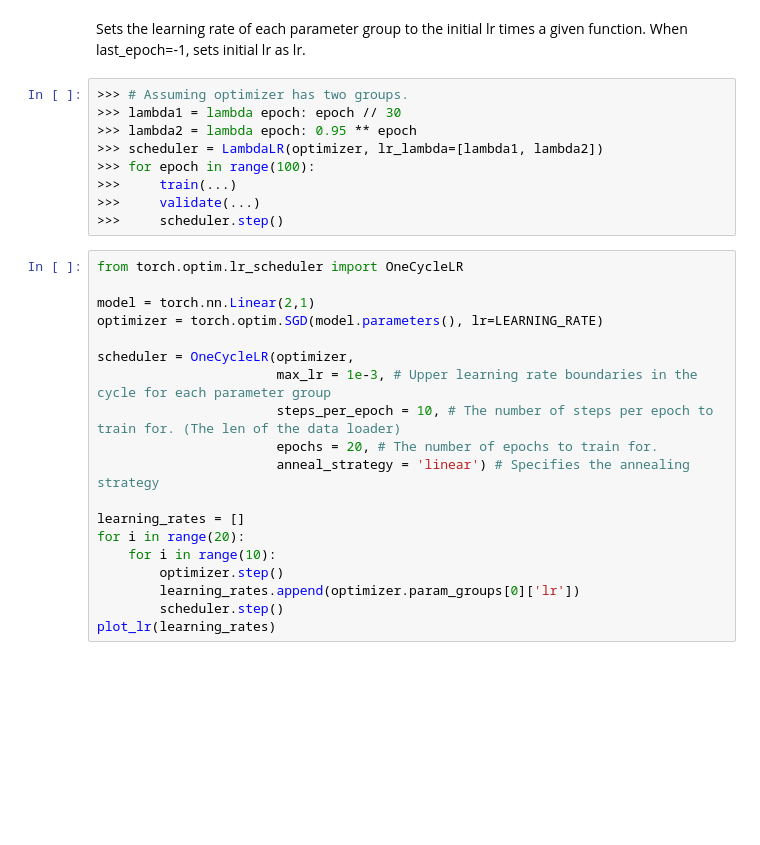
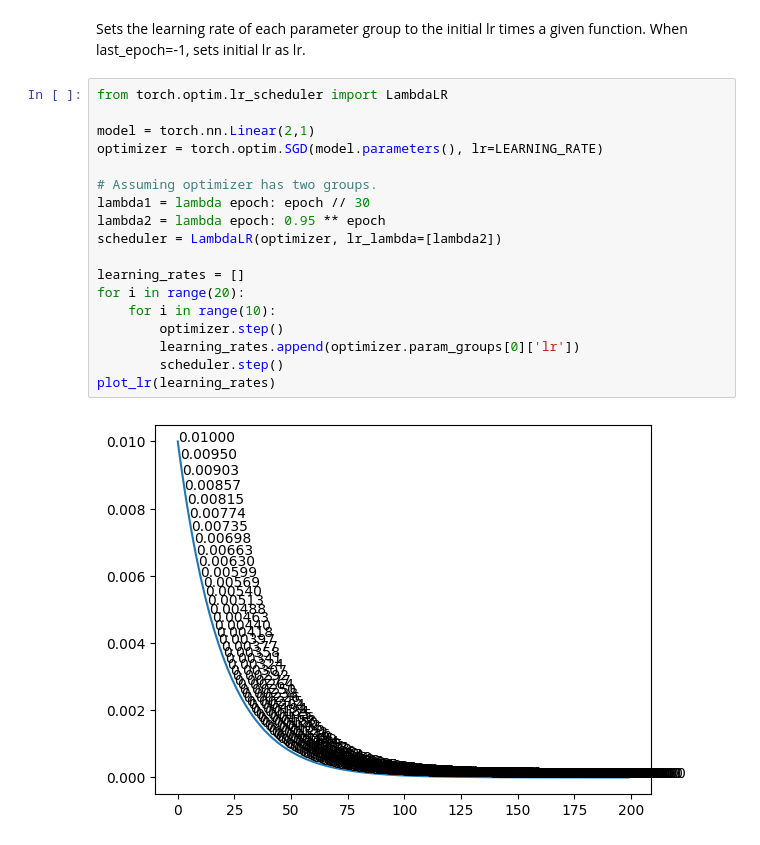
Before and after one commit to kianyewn/mylearning, a Jupyter notebook: optimizers/learning_rate_guide.ipynb, the cells around one changed output. Drawn from its saved outputs; the diff is of its cells as text; blank space fills up the shorter version.

Commit message:
add notes for optimizers

```diff
--- a/optimizers/learning_rate_guide.ipynb
+++ b/optimizers/learning_rate_guide.ipynb
@@ -440,30 +441,22 @@ The LambdaLR adjusts the learning rate by applying the multiplicative factor fro
 # %% [markdown]
 Sets the learning rate of each parameter group to the initial lr times a given function. When last_epoch=-1, sets initial lr as lr.
 # %%
->>> # Assuming optimizer has two groups.
->>> lambda1 = lambda epoch: epoch // 30
->>> lambda2 = lambda epoch: 0.95 ** epoch
->>> scheduler = LambdaLR(optimizer, lr_lambda=[lambda1, lambda2])
->>> for epoch in range(100):
->>>     train(...)
->>>     validate(...)
->>>     scheduler.step()
+from torch.optim.lr_scheduler import LambdaLR
+
+model = torch.nn.Linear(2,1)
+optimizer = torch.optim.SGD(model.parameters(), lr=LEARNING_RATE)
+
+# Assuming optimizer has two groups.
+lambda1 = lambda epoch: epoch // 30
+lambda2 = lambda epoch: 0.95 ** epoch
+scheduler = LambdaLR(optimizer, lr_lambda=[lambda2])
+
+learning_rates = []
+for i in range(20):
+    for i in range(10):
+        optimizer.step()
+        learning_rates.append(optimizer.param_groups[0]['lr'])
+        scheduler.step()
+plot_lr(learning_rates)
+# %% [output]
+[figure, added]
-# %%
-from torch.optim.lr_scheduler import OneCycleLR
-
-model = torch.nn.Linear(2,1)
-optimizer = torch.optim.SGD(model.parameters(), lr=LEARNING_RATE)
-
-scheduler = OneCycleLR(optimizer,
-                       max_lr = 1e-3, # Upper learning rate boundaries in the cycle for each parameter group
-                       steps_per_epoch = 10, # The number of steps per epoch to train for. (The len of the data loader)
-                       epochs = 20, # The number of epochs to train for.
-                       anneal_strategy = 'linear') # Specifies the annealing strategy
-
-learning_rates = []
-for i in range(20):
-    for i in range(10):
-        optimizer.step()
-        learning_rates.append(optimizer.param_groups[0]['lr'])
-        scheduler.step()
-plot_lr(learning_rates)
```
Also changed, not shown: parts of 1 cell of this notebook.
